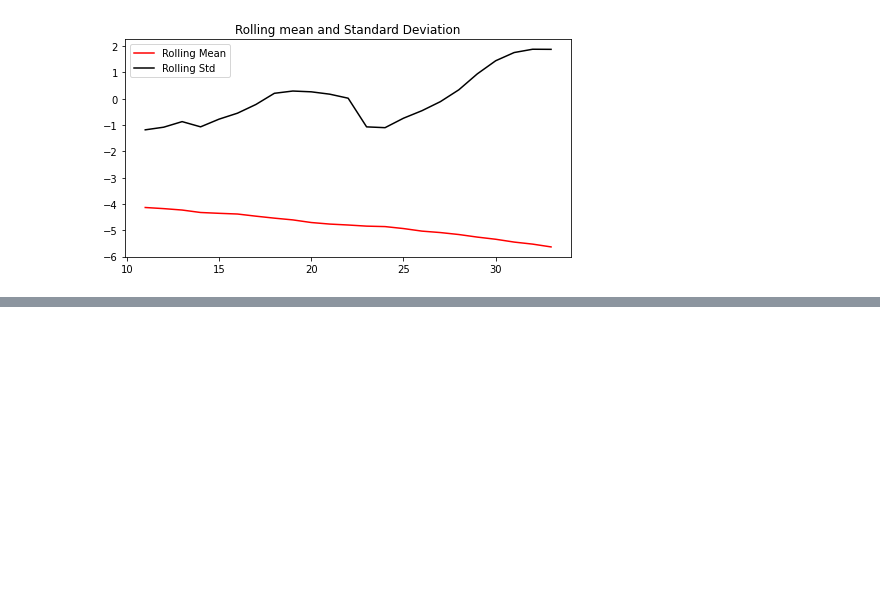
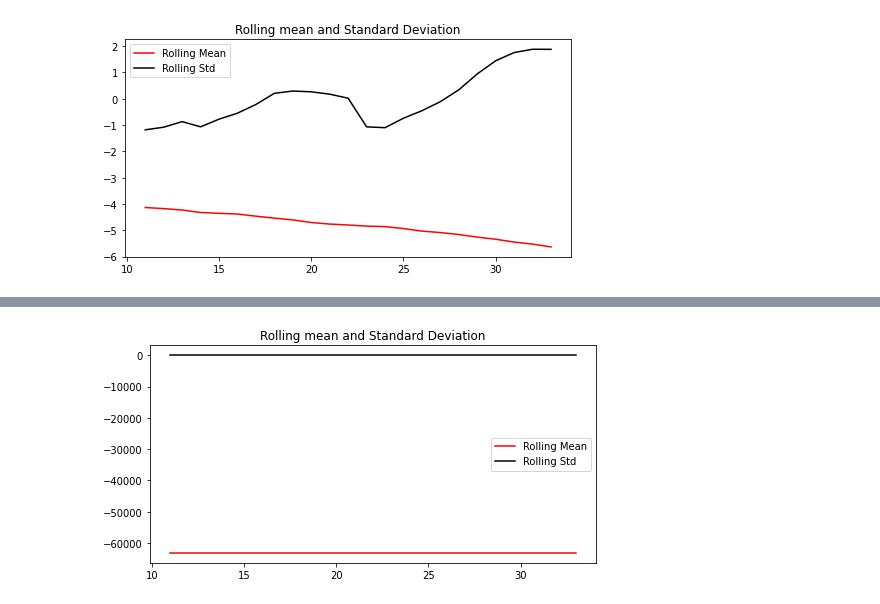
Before and after one commit to VallabhK/ExperimentsWithData, a Jupyter notebook: FutureSalesPrediction1CCompany.ipynb, the cells around one changed output, grey strips where cells are left out. Cells and saved outputs as stored; diff of their text form; code cells hidden in the pictures; blank space fills up the shorter version.

Commit message:
Standarized dataset

```diff
--- a/FutureSalesPrediction1CCompany.ipynb
+++ b/FutureSalesPrediction1CCompany.ipynb
@@ -491,3 +491,8 @@ plt.title('Rolling mean and Standard Deviation')
 plt.show(block =False)
 # %% [output]
 [figure]
+# %%
+#Normalizing data to create stationary dataset on totalsales
+#Testing with standarizing time series
+#Check whether the data is stationary
+TotalSales = (TotalSales - min(TotalSales)) / max(TotalSales)- min(TotalSales)
@@ -493,0 +519,17 @@ plt.show(block =False)
+# %%
+rollingMean = TotalSales.rolling(window=12, center = False).mean()
+
+#The value of window is 12 because we are computing on a monthly basis
+rollingStd = TotalSales.rolling(window=12, center = False).std()
+
+#print(rollingMean, rollingStd)
+# %%
+plt.figure(figsize=(8,4))
+#originalSales = plt.plot(TotalSales , color= 'blue', label = 'Original Sales')
+mean = plt.plot(rollingMean, color = 'red', label = 'Rolling Mean')
+std = plt.plot(rollingStd, color = 'black', label ='Rolling Std')
+plt.legend(loc = 'best')
+plt.title('Rolling mean and Standard Deviation')
+plt.show(block =False)
+# %% [output]
+[figure, added]
```
Also changed, not shown: parts of 1 cell of this notebook.
